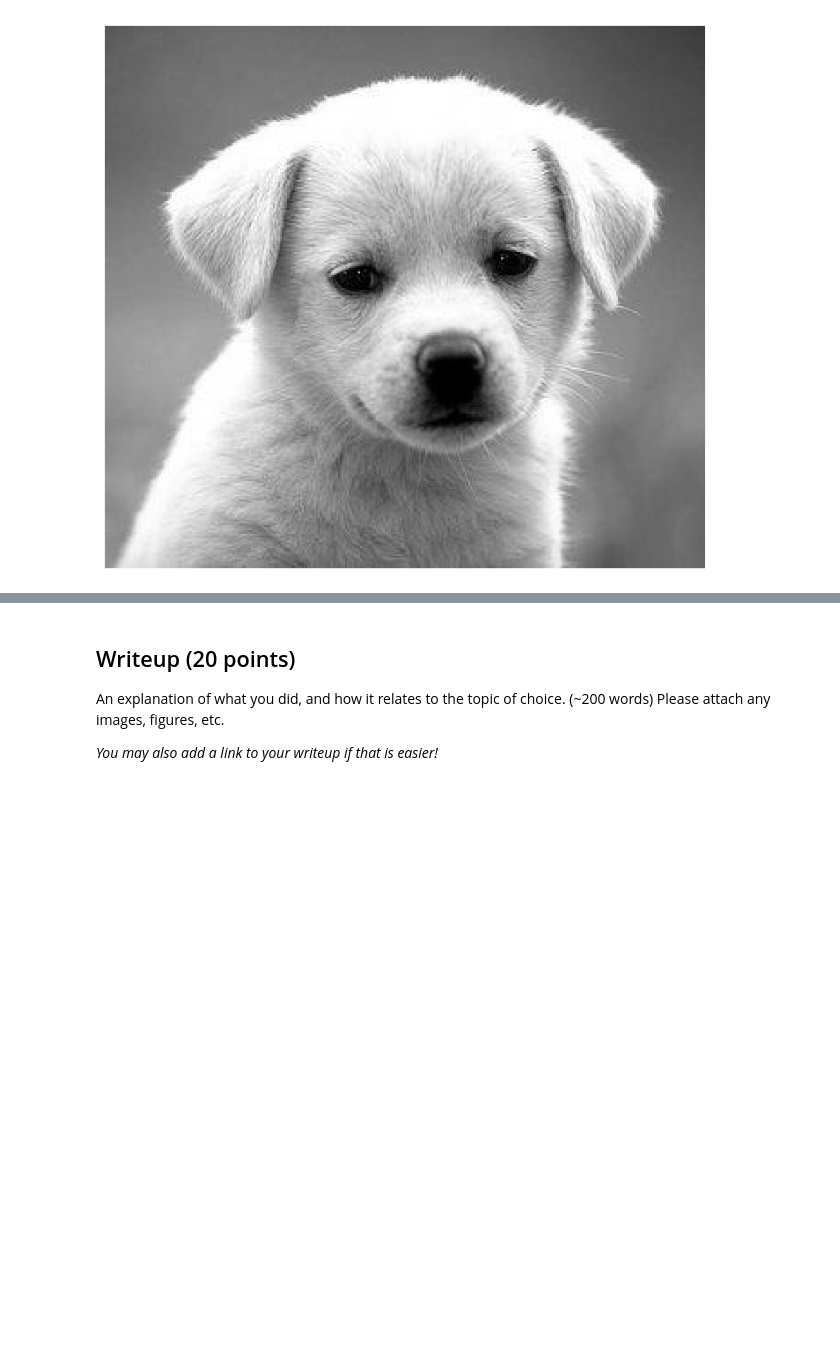
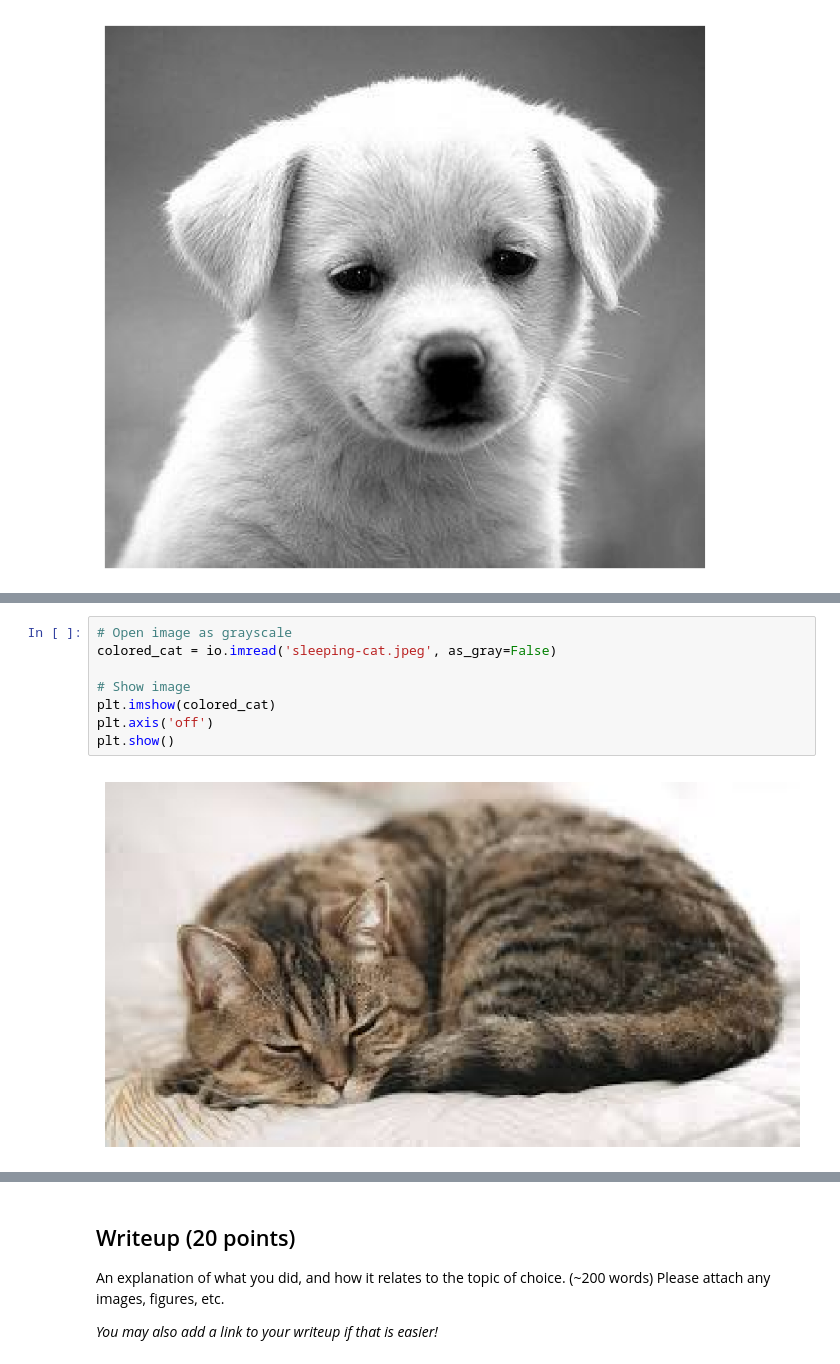
Before and after one commit to gaoruosong/CS131_release, a Jupyter notebook: spring_2026/project1_release/option_A/option_a_exploration.ipynb, the cells around one changed output, grey strips where cells are left out. Drawn from its saved outputs; the diff is of its cells as text; blank space fills up the shorter version.

```diff
--- a/spring_2026/project1_release/option_A/option_a_exploration.ipynb
+++ b/spring_2026/project1_release/option_A/option_a_exploration.ipynb
@@ -246,0 +265,10 @@ plt.axis('off')
+# %%
+# Open image as grayscale
+colored_cat = io.imread('sleeping-cat.jpeg', as_gray=False)
+
+# Show image
+plt.imshow(colored_cat)
+plt.axis('off')
+plt.show()
+# %% [output]
+[figure, added]
```
Also changed, not shown: parts of 4 cells of this notebook.
